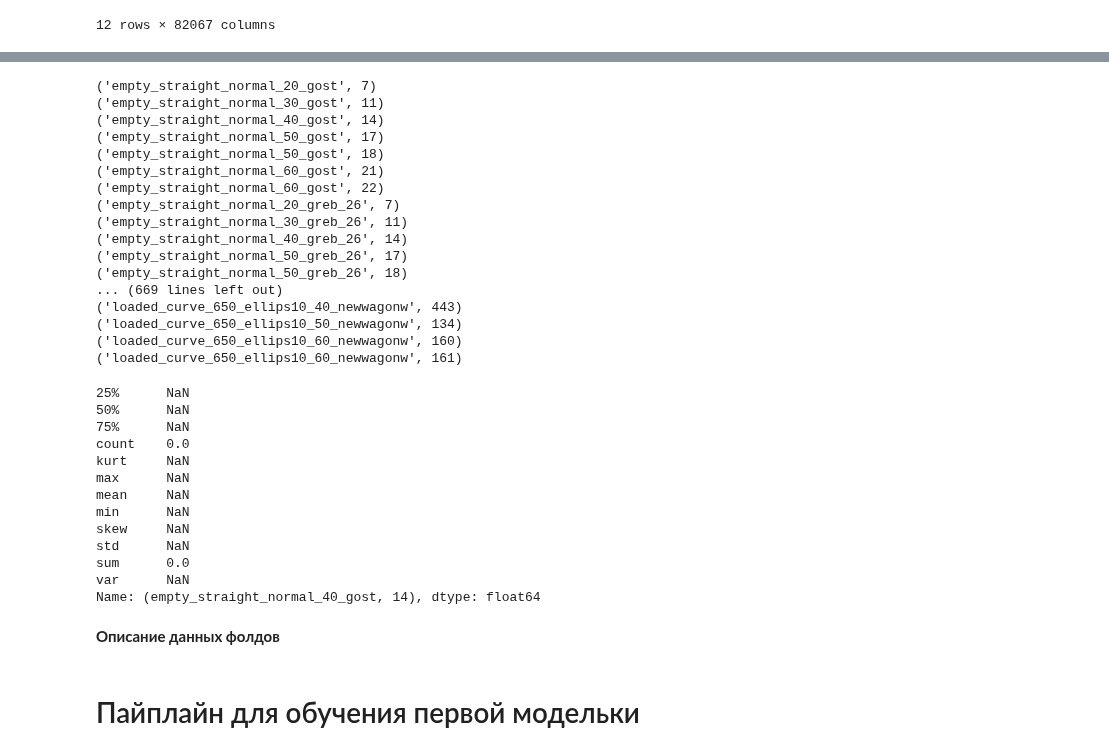
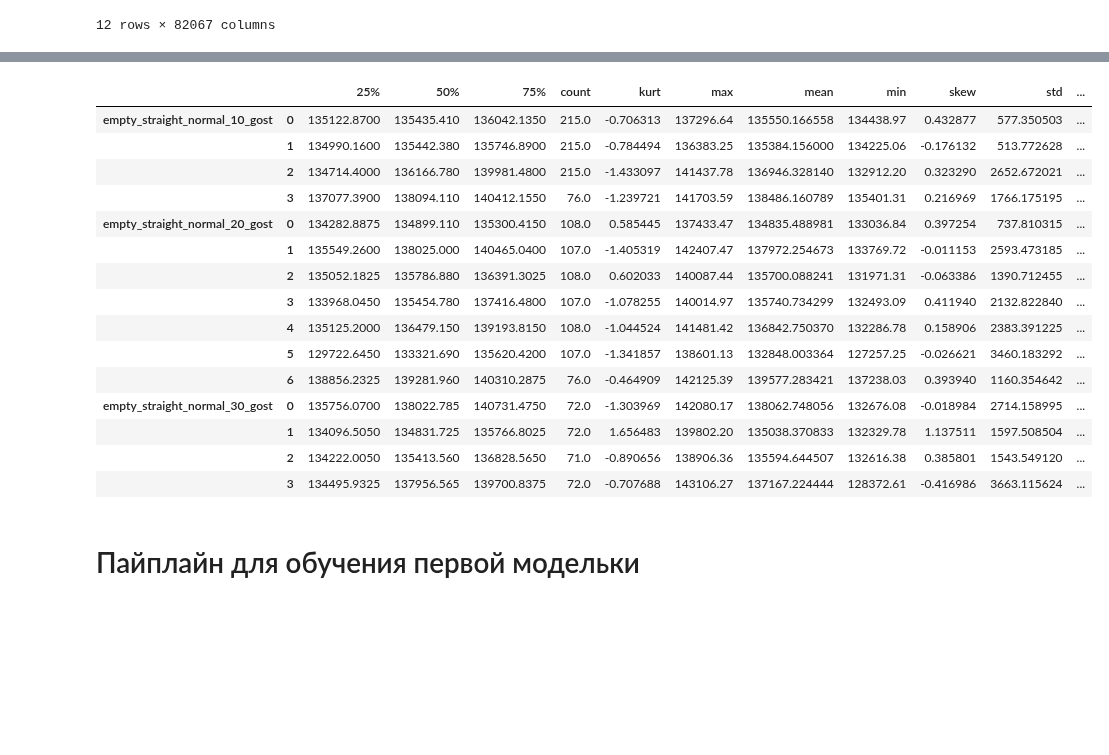
Before and after one commit to daniilgorenkov/Dissertation, a Jupyter notebook: observe.ipynb, the cells around one changed output, grey strips where cells are left out. Drawn from its saved outputs; the diff is of its cells as text; code cells hidden in the pictures; blank space fills up the shorter version.

```diff
--- a/observe.ipynb
+++ b/observe.ipynb
@@ -468,5 +468,8 @@ df_
 12 rows × 82067 columns
 # %%
 df_.T.to_parquet("data_82k_raw.parquet")
+# %%
+# DF = df_
+DF = pd.read_parquet("data_82k_raw.parquet")
 # %%
-DF = df_
+DF.head()
@@ -473,40 +482,0 @@ DF = df_
-# %%
-for i in DF.columns:
-    if DF[i].nunique() < 3:
-        print(i)
-# %% [output]
-('empty_straight_normal_20_gost', 7)
-('empty_straight_normal_30_gost', 11)
-('empty_straight_normal_40_gost', 14)
-('empty_straight_normal_50_gost', 17)
-('empty_straight_normal_50_gost', 18)
-('empty_straight_normal_60_gost', 21)
-('empty_straight_normal_60_gost', 22)
-('empty_straight_normal_20_greb_26', 7)
-('empty_straight_normal_30_greb_26', 11)
-('empty_straight_normal_40_greb_26', 14)
-('empty_straight_normal_50_greb_26', 17)
-('empty_straight_normal_50_greb_26', 18)
-... (669 lines left out)
-('loaded_curve_650_ellips10_40_newwagonw', 443)
-('loaded_curve_650_ellips10_50_newwagonw', 134)
-('loaded_curve_650_ellips10_60_newwagonw', 160)
-('loaded_curve_650_ellips10_60_newwagonw', 161)
-# %%
-DF[('empty_straight_normal_40_gost', 14)]
-# %% [output]
-25%      NaN
-50%      NaN
-75%      NaN
-count    0.0
-kurt     NaN
-max      NaN
-mean     NaN
-min      NaN
-skew     NaN
-std      NaN
-sum      0.0
-var      NaN
-Name: (empty_straight_normal_40_gost, 14), dtype: float64
-# %% [markdown]
-**Описание данных фолдов**
@@ -685,3 +483,38 @@ make_solid_frame(loaded_calculations,loaded_indexes)
+# %%
+def delete_unvalid_cols(data:pd.DataFrame) -> pd.DataFrame:
+
+    data_copy = data.T.copy()
+    unvalid_cols = []
+
+    for i in data_copy.columns:
+        if data_copy[i].nunique() < 3:
+            unvalid_cols.append(i)
+
+    df = data_copy.drop(unvalid_cols, axis=1)
+
+    return df.T
+
+
+df = delete_unvalid_cols(DF)
+
+df.head(15)
+# %% [output]
+|  |  | 25% | 50% | 75% | count | kurt | max | mean | min | skew | std | ... |
+| empty_straight_normal_10_gost | 0 | 135122.8700 | 135435.410 | 136042.1350 | 215.0 | -0.706313 | 137296.64 | 135550.166558 | 134438.97 | 0.432877 | 577.350503 | ... |
+|  | 1 | 134990.1600 | 135442.380 | 135746.8900 | 215.0 | -0.784494 | 136383.25 | 135384.156000 | 134225.06 | -0.176132 | 513.772628 | ... |
+|  | 2 | 134714.4000 | 136166.780 | 139981.4800 | 215.0 | -1.433097 | 141437.78 | 136946.328140 | 132912.20 | 0.323290 | 2652.672021 | ... |
+|  | 3 | 137077.3900 | 138094.110 | 140412.1550 | 76.0 | -1.239721 | 141703.59 | 138486.160789 | 135401.31 | 0.216969 | 1766.175195 | ... |
+| empty_straight_normal_20_gost | 0 | 134282.8875 | 134899.110 | 135300.4150 | 108.0 | 0.585445 | 137433.47 | 134835.488981 | 133036.84 | 0.397254 | 737.810315 | ... |
+|  | 1 | 135549.2600 | 138025.000 | 140465.0400 | 107.0 | -1.405319 | 142407.47 | 137972.254673 | 133769.72 | -0.011153 | 2593.473185 | ... |
+|  | 2 | 135052.1825 | 135786.880 | 136391.3025 | 108.0 | 0.602033 | 140087.44 | 135700.088241 | 131971.31 | -0.063386 | 1390.712455 | ... |
+|  | 3 | 133968.0450 | 135454.780 | 137416.4800 | 107.0 | -1.078255 | 140014.97 | 135740.734299 | 132493.09 | 0.411940 | 2132.822840 | ... |
+|  | 4 | 135125.2000 | 136479.150 | 139193.8150 | 108.0 | -1.044524 | 141481.42 | 136842.750370 | 132286.78 | 0.158906 | 2383.391225 | ... |
+|  | 5 | 129722.6450 | 133321.690 | 135620.4200 | 107.0 | -1.341857 | 138601.13 | 132848.003364 | 127257.25 | -0.026621 | 3460.183292 | ... |
+|  | 6 | 138856.2325 | 139281.960 | 140310.2875 | 76.0 | -0.464909 | 142125.39 | 139577.283421 | 137238.03 | 0.393940 | 1160.354642 | ... |
+| empty_straight_normal_30_gost | 0 | 135756.0700 | 138022.785 | 140731.4750 | 72.0 | -1.303969 | 142080.17 | 138062.748056 | 132676.08 | -0.018984 | 2714.158995 | ... |
+|  | 1 | 134096.5050 | 134831.725 | 135766.8025 | 72.0 | 1.656483 | 139802.20 | 135038.370833 | 132329.78 | 1.137511 | 1597.508504 | ... |
+|  | 2 | 134222.0050 | 135413.560 | 136828.5650 | 71.0 | -0.890656 | 138906.36 | 135594.644507 | 132616.38 | 0.385801 | 1543.549120 | ... |
+|  | 3 | 134495.9325 | 137956.565 | 139700.8375 | 72.0 | -0.707688 | 143106.27 | 137167.224444 | 128372.61 | -0.416986 | 3663.115624 | ... |
 # %% [markdown]
 # Пайплайн для обучения первой модельки
 # %% [markdown]
```
Also changed, not shown: parts of 17 cells of this notebook.
